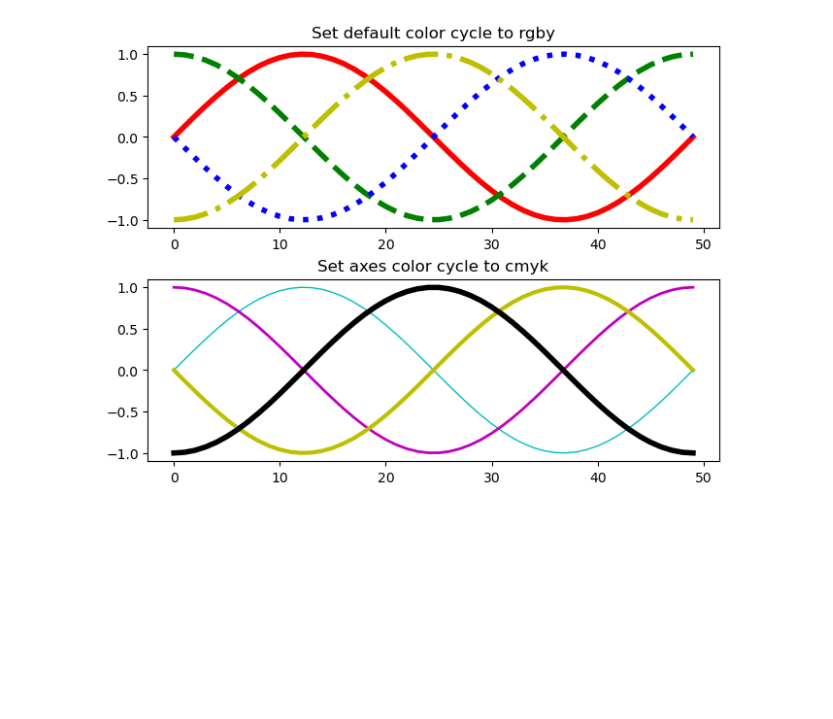
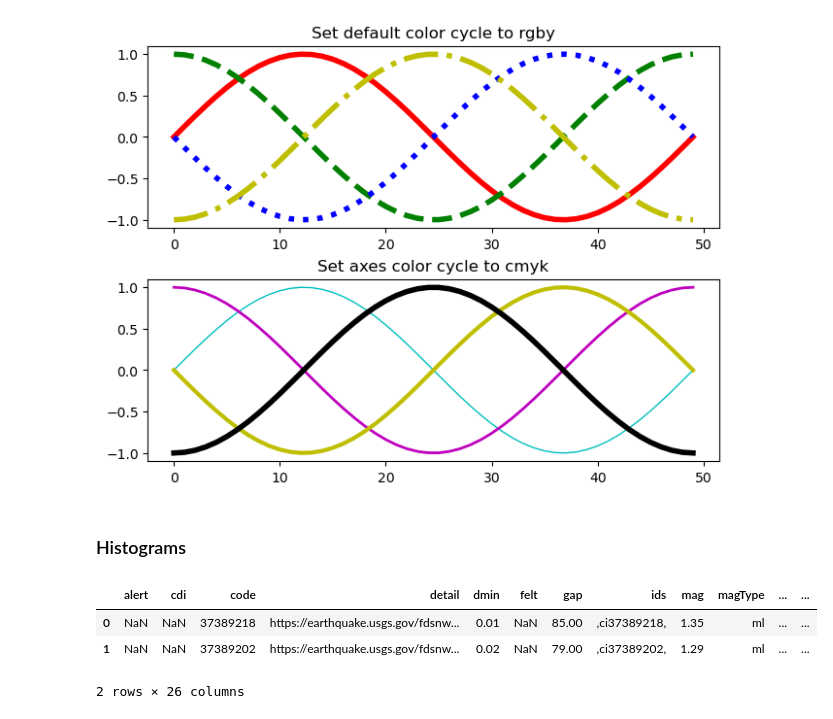
Before and after one commit to nadia-paz/ds-learning, a Jupyter notebook: data_analysis_pandas/10_matplotlib.ipynb, the cells around one changed output. Drawn from its saved outputs; the diff is of its cells as text; code cells hidden in the pictures; blank space fills up the shorter version.

```diff
--- a/data_analysis_pandas/10_matplotlib.ipynb
+++ b/data_analysis_pandas/10_matplotlib.ipynb
@@ -93,3 +93,5 @@ ax1.set_title('Set axes color cycle to cmyk')
 plt.show()
 # %% [output]
 [figure]
+# %% [markdown]
+### Histograms
@@ -95,0 +100,7 @@ plt.show()
+# %%
+eq.head(2)
+# %% [output]
+|  | alert | cdi | code | detail | dmin | felt | gap | ids | mag | magType | ... | ... |
+| 0 | NaN | NaN | 37389218 | https://earthquake.usgs.gov/fdsnw... | 0.01 | NaN | 85.00 | ,ci37389218, | 1.35 | ml | ... | ... |
+| 1 | NaN | NaN | 37389202 | https://earthquake.usgs.gov/fdsnw... | 0.02 | NaN | 79.00 | ,ci37389202, | 1.29 | ml | ... | ... |
+2 rows × 26 columns
```
Also changed, not shown: parts of 4 cells of this notebook.
